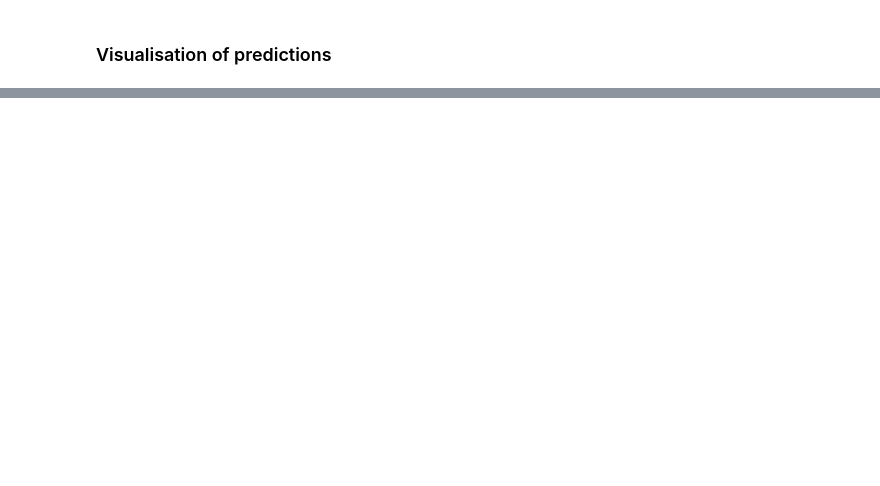
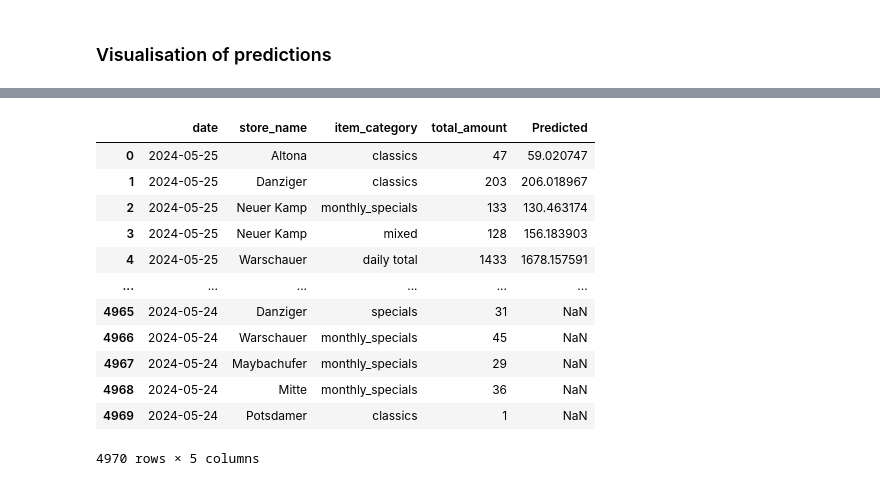
Before and after one commit to vlatko-v/sweet-spot-donut-sales-forecasting, a Jupyter notebook: catboost.ipynb, the cells around one changed output, grey strips where cells are left out. Saved outputs shown, nothing was run; the diff lists cells and outputs as text; code cells hidden in the pictures; blank space fills up the shorter version.

```diff
--- a/catboost.ipynb
+++ b/catboost.ipynb
@@ -463,3 +484,25 @@ mape_stores(test_daily, y_test_pred)
+# %%
+pd.concat(
+    [
+    difference_df[["Date","Store name","Product category","Observed","Predicted"]].rename(columns = {"Date":"date","Store name":"store_name",
+                                                                                                     "Product category":"item_category","Observed":"total_amount"}).sort_values("date"),
+    d[(d["date"] >= pd.to_datetime("2024-05-01"))][["date","store_name","item_category","total_amount"]].sort_values("date")
+    ]
+    ).reset_index(drop = True)
+# %% [output]
+|  | date | store_name | item_category | total_amount | Predicted |
+| 0 | 2024-05-25 | Altona | classics | 47 | 59.020747 |
+| 1 | 2024-05-25 | Danziger | classics | 203 | 206.018967 |
+| 2 | 2024-05-25 | Neuer Kamp | monthly_specials | 133 | 130.463174 |
+| 3 | 2024-05-25 | Neuer Kamp | mixed | 128 | 156.183903 |
+| 4 | 2024-05-25 | Warschauer | daily total | 1433 | 1678.157591 |
+| ... | ... | ... | ... | ... | ... |
+| 4965 | 2024-05-24 | Danziger | specials | 31 | NaN |
+| 4966 | 2024-05-24 | Warschauer | monthly_specials | 45 | NaN |
+| 4967 | 2024-05-24 | Maybachufer | monthly_specials | 29 | NaN |
+| 4968 | 2024-05-24 | Mitte | monthly_specials | 36 | NaN |
+| 4969 | 2024-05-24 | Potsdamer | classics | 1 | NaN |
+4970 rows × 5 columns
 # %%
 df_predicted = pd.concat(
     [
```
Also changed, not shown: parts of 29 cells of this notebook, 2 other files.
